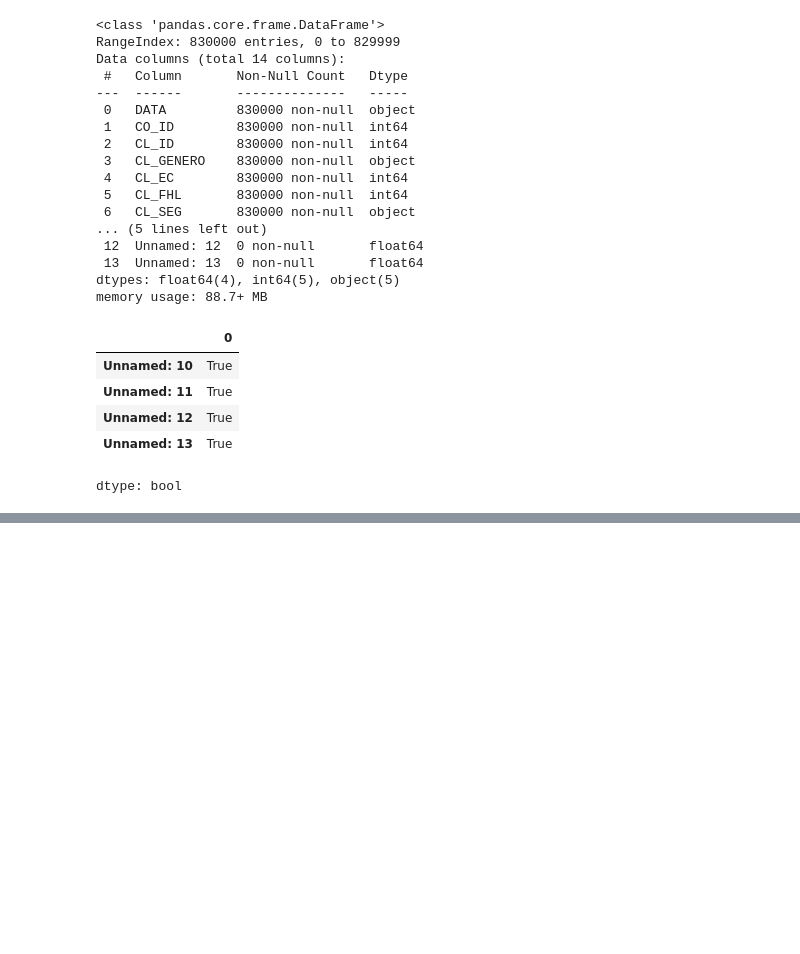
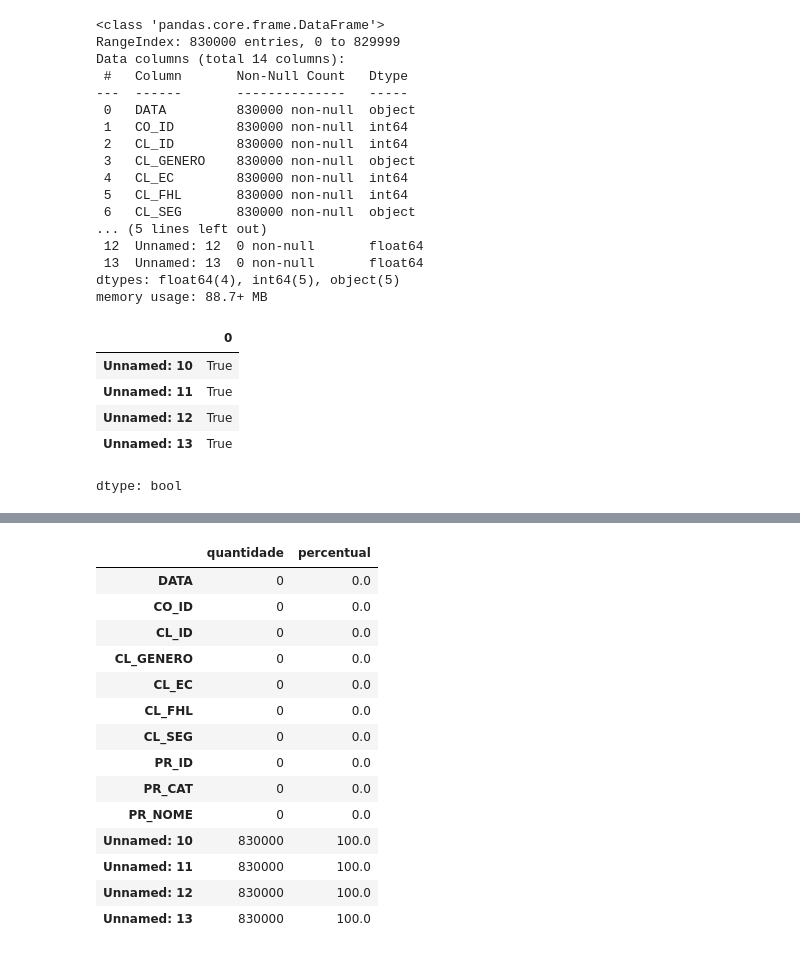
Before and after one commit to midanaca/MiniProjeto_MidanaCa_T8, a Jupyter notebook: MiniProjeto_MidanaCa_T8_.ipynb, the cells around one changed output, grey strips where cells are left out. Drawn from its saved outputs; the diff is of its cells as text; code cells hidden in the pictures; blank space fills up the shorter version.

```diff
--- a/MiniProjeto_MidanaCa_T8_.ipynb
+++ b/MiniProjeto_MidanaCa_T8_.ipynb
@@ -84,0 +93,4 @@ dtype: bool
+# %%
+# Conte quantos valores ausentes existem por coluna
+ausentes = df.isna().sum()
+display(ausentes)
@@ -84,0 +114,27 @@ dtype: bool
+# %%
+# Calcule o percentual de ausentes
+percentuais = (
+    df.isna().mean() * 100
+).round(2)
+
+resumo_ausentes = pd.DataFrame({
+    "quantidade": ausentes,
+    "percentual": percentuais
+})
+display(resumo_ausentes)
+# %% [output]
+|  | quantidade | percentual |
+| DATA | 0 | 0.0 |
+| CO_ID | 0 | 0.0 |
+| CL_ID | 0 | 0.0 |
+| CL_GENERO | 0 | 0.0 |
+| CL_EC | 0 | 0.0 |
+| CL_FHL | 0 | 0.0 |
+| CL_SEG | 0 | 0.0 |
+| PR_ID | 0 | 0.0 |
+| PR_CAT | 0 | 0.0 |
+| PR_NOME | 0 | 0.0 |
+| Unnamed: 10 | 830000 | 100.0 |
+| Unnamed: 11 | 830000 | 100.0 |
+| Unnamed: 12 | 830000 | 100.0 |
+| Unnamed: 13 | 830000 | 100.0 |
```
Also changed, not shown: parts of 7 cells of this notebook.
